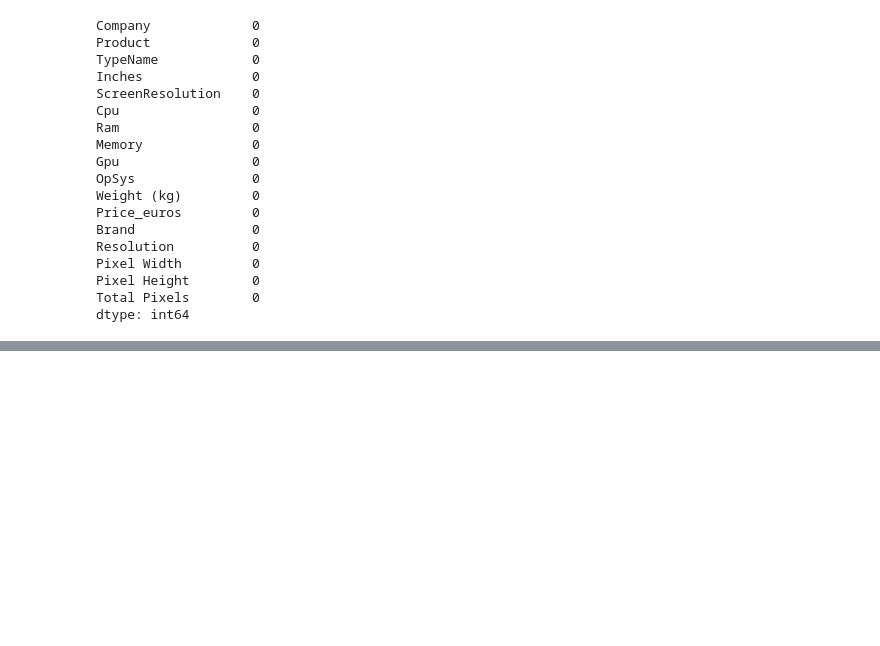
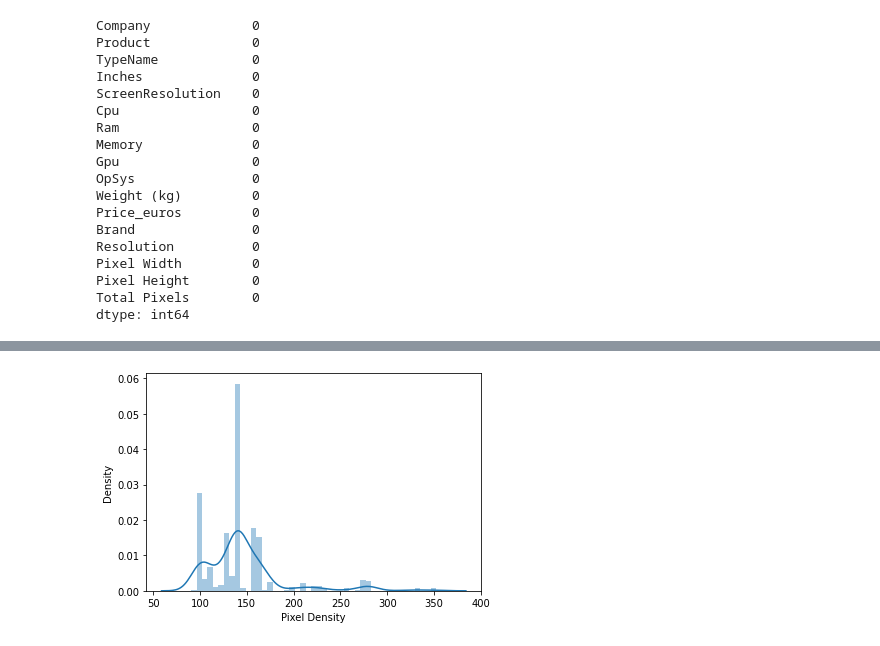
Before and after one commit to ryan-ferns/project_laptop_prices, a Jupyter notebook: laptop-prices-project.ipynb, the cells around one changed output, grey strips where cells are left out. Drawn from its saved outputs; the diff is of its cells as text; code cells hidden in the pictures; blank space fills up the shorter version.

Commit message:
Created the Pixel Density and IPS Panel variables in the Feature Engineering section.

```diff
--- a/laptop-prices-project.ipynb
+++ b/laptop-prices-project.ipynb
@@ -4166,0 +4179,13 @@ dtype: int64
+# %%
+def pixel_density(W, H, D):
+    """Returns the Pixel Density of a laptop from the Pixel Width, W, Pixel Height, H,
+    and Screen Size, D."""
+
+    density = np.sqrt((W ** 2) + (H ** 2)) / D
+    return density
+# %%
+train['Pixel Density'] = train.apply(lambda x: pixel_density(
+    x['Pixel Width'],
+    x['Pixel Height'],
+    x['Inches']
+), axis=1)
@@ -4166,0 +4312,6 @@ dtype: int64
+# %%
+sns.distplot(x=train['Pixel Density'])
+plt.xlabel('Pixel Density')
+plt.show()
+# %% [output]
+[figure, added]
```
Also changed, not shown: parts of 33 cells of this notebook.
